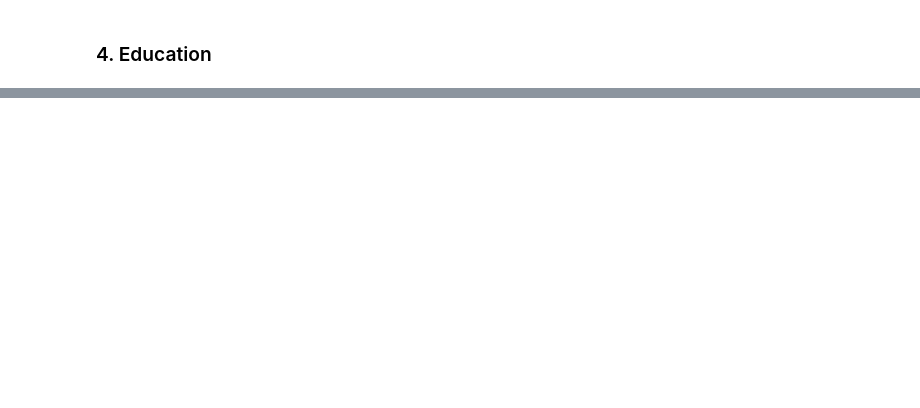
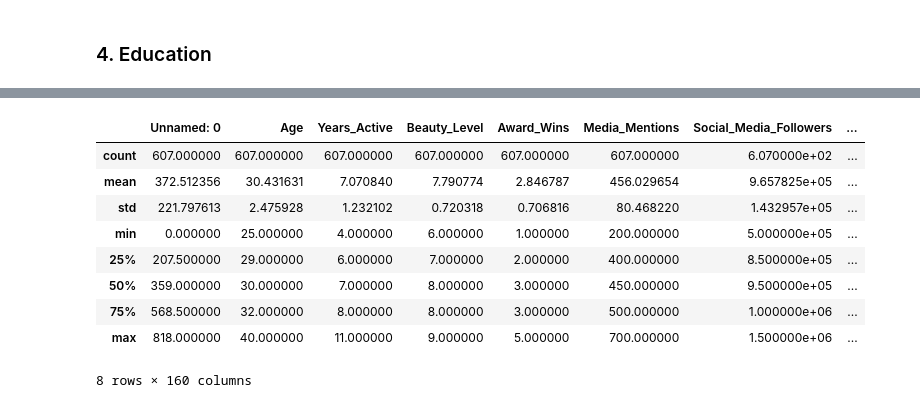
Before and after one commit to soph-colo/data3000-adv-ds, a Jupyter notebook: chatgpt-influencer/notebooks/feature_engineering.ipynb, the cells around one changed output, grey strips where cells are left out. Saved outputs shown, nothing was run; the diff lists cells and outputs as text; code cells hidden in the pictures; blank space fills up the shorter version.

```diff
--- a/chatgpt-influencer/notebooks/feature_engineering.ipynb
+++ b/chatgpt-influencer/notebooks/feature_engineering.ipynb
@@ -118,0 +144,15 @@ data.head()
+# %%
+# self determined general degrees
+education_options = ["Self-Taught", "High School Diploma", "Culinary School", "Bachelor's", "Master's"]
+# %%
+def change_education(x):
+    edu = x["Education"]
+    op = None
+    for i in education_options:
+        if i in edu:
+            op = i
+    return op
+
+
+data["General_Education"] = data.apply(change_education, axis = 1)
+data.head()
@@ -118,0 +167,5 @@ data.head()
+# %%
+temp = pd.get_dummies(data["General_Education"])
+data = pd.concat([data, temp], axis = 1).reindex(data.index)
+data.drop(["Education", "General_Education"], axis = 1, inplace = True)
+data.head()
@@ -118,0 +180,13 @@ data.head()
+# %%
+data.describe()
+# %% [output]
+|  | Unnamed: 0 | Age | Years_Active | Beauty_Level | Award_Wins | Media_Mentions | Social_Media_Followers | ... |
+| count | 607.000000 | 607.000000 | 607.000000 | 607.000000 | 607.000000 | 607.000000 | 6.070000e+02 | ... |
+| mean | 372.512356 | 30.431631 | 7.070840 | 7.790774 | 2.846787 | 456.029654 | 9.657825e+05 | ... |
+| std | 221.797613 | 2.475928 | 1.232102 | 0.720318 | 0.706816 | 80.468220 | 1.432957e+05 | ... |
+| min | 0.000000 | 25.000000 | 4.000000 | 6.000000 | 1.000000 | 200.000000 | 5.000000e+05 | ... |
+| 25% | 207.500000 | 29.000000 | 6.000000 | 7.000000 | 2.000000 | 400.000000 | 8.500000e+05 | ... |
+| 50% | 359.000000 | 30.000000 | 7.000000 | 8.000000 | 3.000000 | 450.000000 | 9.500000e+05 | ... |
+| 75% | 568.500000 | 32.000000 | 8.000000 | 8.000000 | 3.000000 | 500.000000 | 1.000000e+06 | ... |
+| max | 818.000000 | 40.000000 | 11.000000 | 9.000000 | 5.000000 | 700.000000 | 1.500000e+06 | ... |
+8 rows × 160 columns
```
Also changed, not shown: parts of 11 cells of this notebook, 1 other file.
